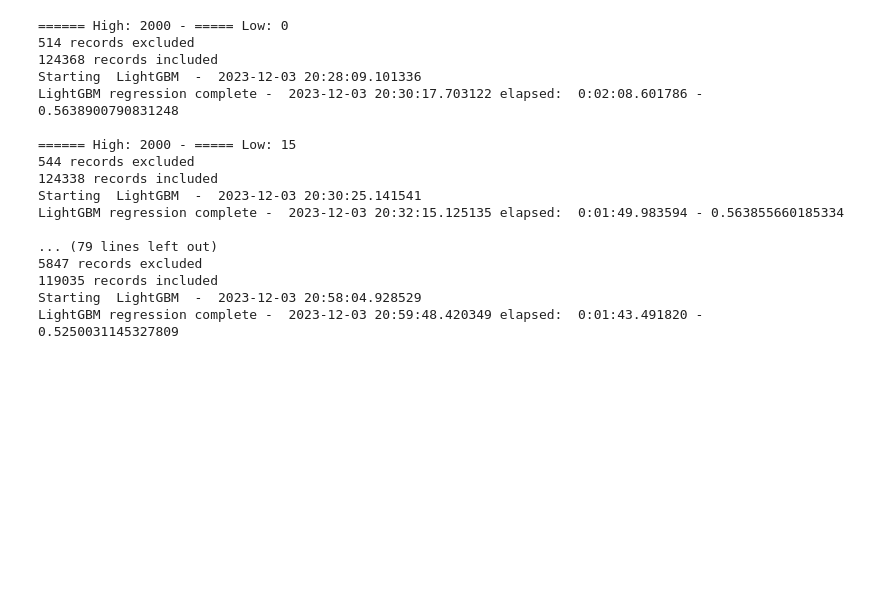
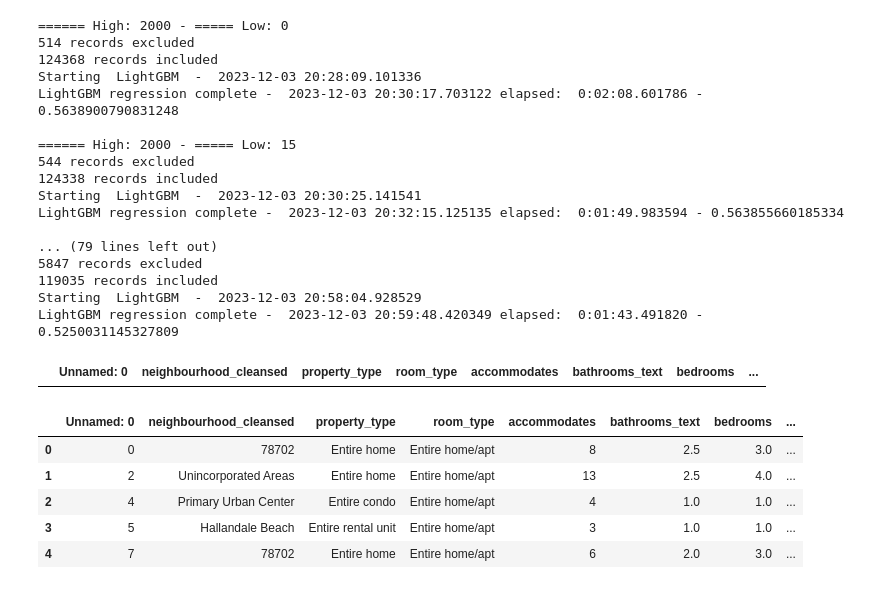
Before and after one commit to alexmoura-git/capstone, a Jupyter notebook: PreProcess.ipynb, the cells around one changed output. Drawn from its saved outputs; the diff is of its cells as text; code cells hidden in the pictures; blank space fills up the shorter version.

```diff
--- a/PreProcess.ipynb
+++ b/PreProcess.ipynb
@@ -480,3 +482,21 @@ LightGBM regression complete -  2023-12-03 20:32:15.125135 elapsed:  0:01:49.983
 119035 records included
 Starting  LightGBM  -  2023-12-03 20:58:04.928529
 LightGBM regression complete -  2023-12-03 20:59:48.420349 elapsed:  0:01:43.491820 - 0.5250031145327809
+# %%
+import pandas as pd
+
+filtered_data = pd.read_csv('app/filtered_data.csv',nrows=5)
+# %%
+filtered_data.drop(filtered_data.index, inplace=True)
+filtered_data
+# %% [output]
+|  | Unnamed: 0 | neighbourhood_cleansed | property_type | room_type | accommodates | bathrooms_text | bedrooms | ... |
+# %%
+filtered_data
+# %% [output]
+|  | Unnamed: 0 | neighbourhood_cleansed | property_type | room_type | accommodates | bathrooms_text | bedrooms | ... |
+| 0 | 0 | 78702 | Entire home | Entire home/apt | 8 | 2.5 | 3.0 | ... |
+| 1 | 2 | Unincorporated Areas | Entire home | Entire home/apt | 13 | 2.5 | 4.0 | ... |
+| 2 | 4 | Primary Urban Center | Entire condo | Entire home/apt | 4 | 1.0 | 1.0 | ... |
+| 3 | 5 | Hallandale Beach | Entire rental unit | Entire home/apt | 3 | 1.0 | 1.0 | ... |
+| 4 | 7 | 78702 | Entire home | Entire home/apt | 6 | 2.0 | 3.0 | ... |
```
Also changed, not shown: parts of 1 cell of this notebook, 9 other files.
